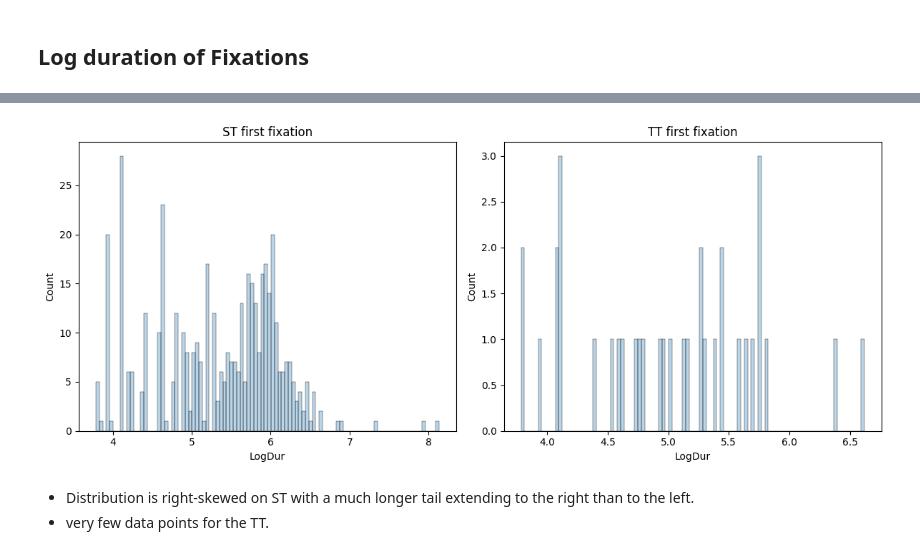
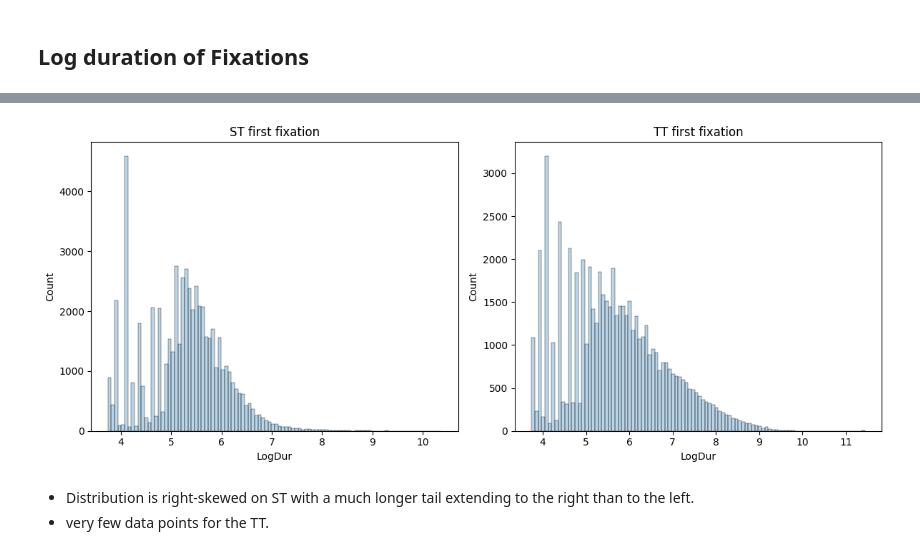
Before and after one commit to Critt-Kent/Key-Gaze-Correlation, a Jupyter notebook: Key-Gaze-correlation.ipynb, the cells around one changed output, grey strips where cells are left out. Cells and saved outputs as stored; diff of their text form; code cells hidden in the pictures.

```diff
--- a/Key-Gaze-correlation.ipynb
+++ b/Key-Gaze-correlation.ipynb
@@ -57,6 +57,6 @@ AUdf.shape
 (490, 73)
 # %%
 FDdf['StudySession'] = FDdf['Study'] + '-' + FDdf['Session']
-FDdf = FDdf.drop_duplicates(subset = ['StudySession'])
+#FDdf = FDdf.drop_duplicates(subset = ['StudySession'])
 FDdf.shape
 # %% [output]
@@ -96,28 +96,28 @@ plt.show()
 # %%
 # Log duration of first fixation on ST and TT words
 FDdf['StudySessionWinFirst'] = FDdf['StudySession'] + '-' + FDdf['Win'].astype(str)  + '.' + FDdf['SGid'].astype(str)
 
 FDst = FDdf[FDdf.Win == 1].copy()
 FDtt = FDdf[FDdf.Win == 2].copy()
 
 FDst['StudySessionFirst'] = FDst['StudySession'] + FDst['SGid'].astype(str)
-FDtt['StudySessionFirst'] = FDtt['StudySession'] + FDtt['SGid'].astype(str)
+FDtt['StudySessionFirst'] = FDtt['StudySession'] + FDtt['TGid'].astype(str)
 
 FDst_first = FDst.drop_duplicates(subset=['StudySessionFirst'], keep='first')
 FDtt_first = FDtt.drop_duplicates(subset=['StudySessionFirst'], keep='first')
 
 fig, (ax1, ax2) = plt.subplots(1, 2, figsize=(12, 5))
 
 sns.histplot(data=FDst_first, x='LogDur', alpha=0.3, bins=100, ax=ax1)
 ax1.set_title('ST first fixation')
 
 sns.histplot(data=FDtt_first, x='LogDur', alpha=0.3, bins=100, ax=ax2)
 ax2.set_title('TT first fixation')
 
 fig.tight_layout()
 plt.show()
 # %% [output]
-[figure, old version]
+[figure, new version]
 # %% [markdown]
 -  Distribution is right-skewed on ST with a much longer tail extending to the right than to the left.
 -  very few data points for the TT.
```
Also changed, not shown: parts of 17 cells of this notebook.
